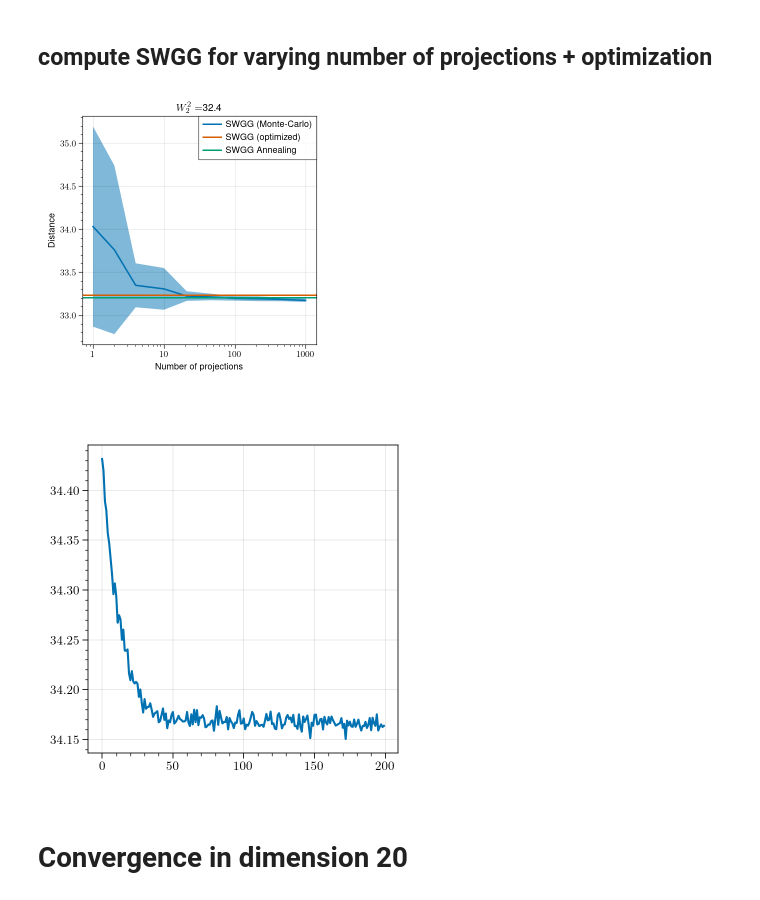
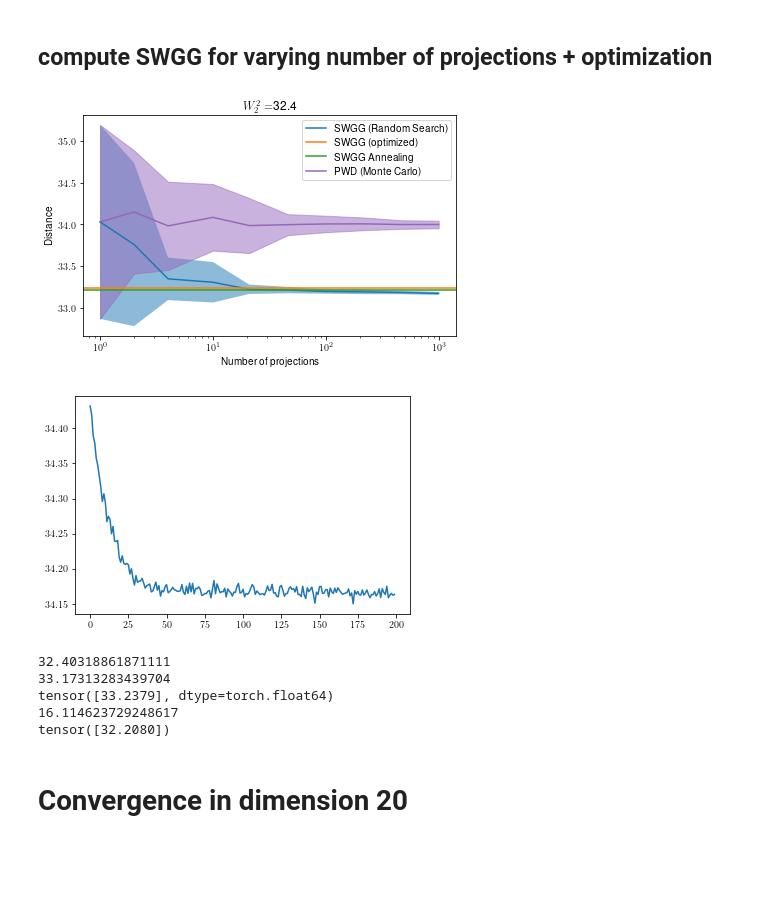
Before and after one commit to MaheyG/SWGG, a Jupyter notebook: Figure/MonteCarlo_Optim_SimulatedAnnealing.ipynb, the cells around one changed output. Cells and saved outputs as stored; diff of their text form; code cells hidden in the pictures; blank space fills up the shorter version.

```diff
--- a/Figure/MonteCarlo_Optim_SimulatedAnnealing.ipynb
+++ b/Figure/MonteCarlo_Optim_SimulatedAnnealing.ipynb
@@ -88,3 +89,22 @@ t,loss_swgg_l, th = get_SWGG_smooth(X,Y,lr=lr,num_iter=num_iter,s=s,std=std)
 t.requires_grad=False
 t_min_2=t/torch.norm(t)
 best_theta_2 = SWGG_CP(X, Y, torch.reshape(t_min_2, (-1,1)))[0]
+# %%
+# SW
+
+dim=xs.shape[1]
+
+n_seed = 20
+n_projections_arr = np.logspace(0, 3, 10, dtype=int)
+res = np.empty((n_seed, 10))
+res_SW_2 = np.empty((n_seed, 10))
+
+np.random.seed(seed=2023)
+for seed in range(n_seed):
+    for i, n_projections in enumerate(n_projections_arr):
+        projections = np.random.randn(dim, n_projections)
+        projections = projections / np.sqrt(np.sum(projections**2, 0, keepdims=True))
+        res_SW_2[seed, i]= torch.mean(sw(X,Y,torch.from_numpy(projections)))
+
+res_SW_mean_2 = np.mean(res_SW_2, axis=0)
+res_SW_std_2 = np.std(res_SW_2, axis=0)
@@ -91,34 +114,69 @@ best_theta_2 = SWGG_CP(X, Y, torch.reshape(t_min_2, (-1,1)))[0]
+# %%
+#PWD
+dim=xs.shape[1]
+
+n_seed = 20
+n_projections_arr = np.logspace(0, 3, 10, dtype=int)
+res = np.empty((n_seed, 10))
+res_PWD_2 = np.empty((n_seed, 10))
+
+np.random.seed(seed=2023)
+for seed in range(n_seed):
+    for i, n_projections in enumerate(n_projections_arr):
+        projections = np.random.randn(dim, n_projections)
+        projections = projections / np.sqrt(np.sum(projections**2, 0, keepdims=True))
+        res_PWD_2[seed, i]= PWD(X,Y,torch.from_numpy(projections))
+
+res_PWD_mean_2 = np.mean(res_PWD_2, axis=0)
+res_PWD_std_2 = np.std(res_PWD_2, axis=0)
 # %%
 pl.rcParams.update({
     "text.usetex": True,
     "font.family": "sans-serif",
     "font.sans-serif": "Helvetica",
 })
 
 
 pl.figure(2)
-pl.plot(n_projections_arr, res_minSWGG_mean_2, label="SWGG (Monte-Carlo)")
+pl.plot(n_projections_arr, res_minSWGG_mean_2, label="SWGG (Random Search)")
 pl.fill_between(n_projections_arr, res_minSWGG_mean_2 - 2 * res_minSWGG_std_2, res_minSWGG_mean_2 + 2 * res_minSWGG_std_2, alpha=0.5)
 pl.axhline(y = best_theta_2, color = 'C1', label = 'SWGG (optimized)')
 pl.axhline(y = best_theta_annealing2, color = 'C2', label = 'SWGG Annealing')
 
+#pl.axhline(y = maxSW_opt_2, color = 'C3', label = 'maxSW (optimized)')
+#pl.plot(n_projections_arr, res_SW_mean_2, label="SW (Monte Carlo)",color='C4')
+#pl.fill_between(n_projections_arr, res_SW_mean_2 - 2 * res_SW_std_2, res_SW_mean_2 + 2 * res_SW_std_2, alpha=0.5,color='C4')
+pl.plot(n_projections_arr, res_PWD_mean_2, label="PWD (Monte Carlo)",color='C4')
+pl.fill_between(n_projections_arr, res_PWD_mean_2 - 2 * res_PWD_std_2, res_PWD_mean_2 + 2 * res_PWD_std_2, alpha=0.5,color='C4')
 pl.legend()
 pl.xscale('log')
 
 pl.xlabel("Number of projections")
 pl.ylabel("Distance")
 emd2 = ot.emd2([], [], ot.dist(X.detach().numpy(), Y.detach().numpy()))
 pl.title('$W_2^2 = $'+str(np.round(emd2,2)))
 pl.tight_layout()
 #pl.savefig("montecarlo_vs_optim_dim2",bbox_inches='tight')
 
 
 pl.show()
 pl.plot(loss_swgg_l)
 pl.show()
 # %% [output]
-[figure, old version]
+[figure, new version]
-[figure, old version]
+[figure, new version]
+# %%
+print(ot.emd2([],[],ot.dist(X,Y).numpy()))
+print(res_minSWGG_mean_2[-1])
+print(best_theta_2)
+print(res_SW_mean_2[-1])
+print(maxSW_opt_2)
+# %% [output]
+32.40318861871111
+33.17313283439704
+tensor([33.2379], dtype=torch.float64)
+16.114623729248617
+tensor([32.2080])
 # %% [markdown]
 # Convergence in dimension 20
 # %% [markdown]
```
Also changed, not shown: parts of 20 cells of this notebook, 1 other file.
